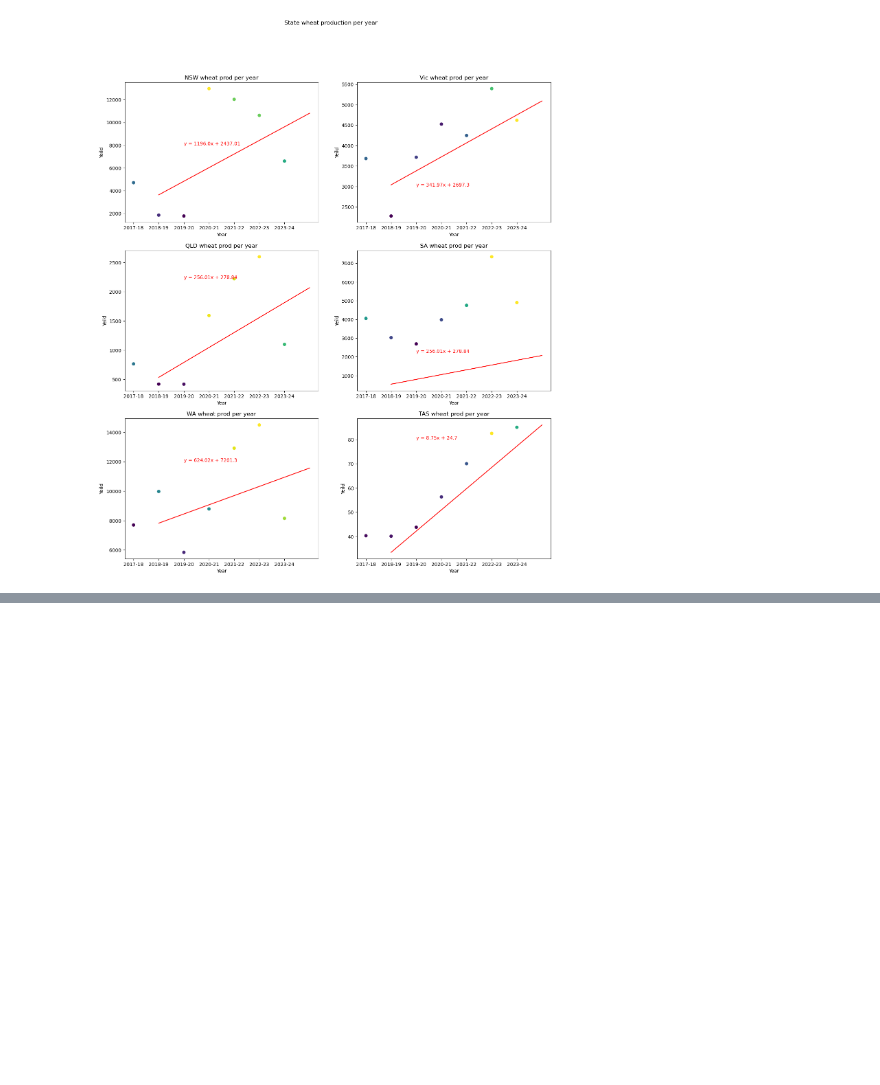
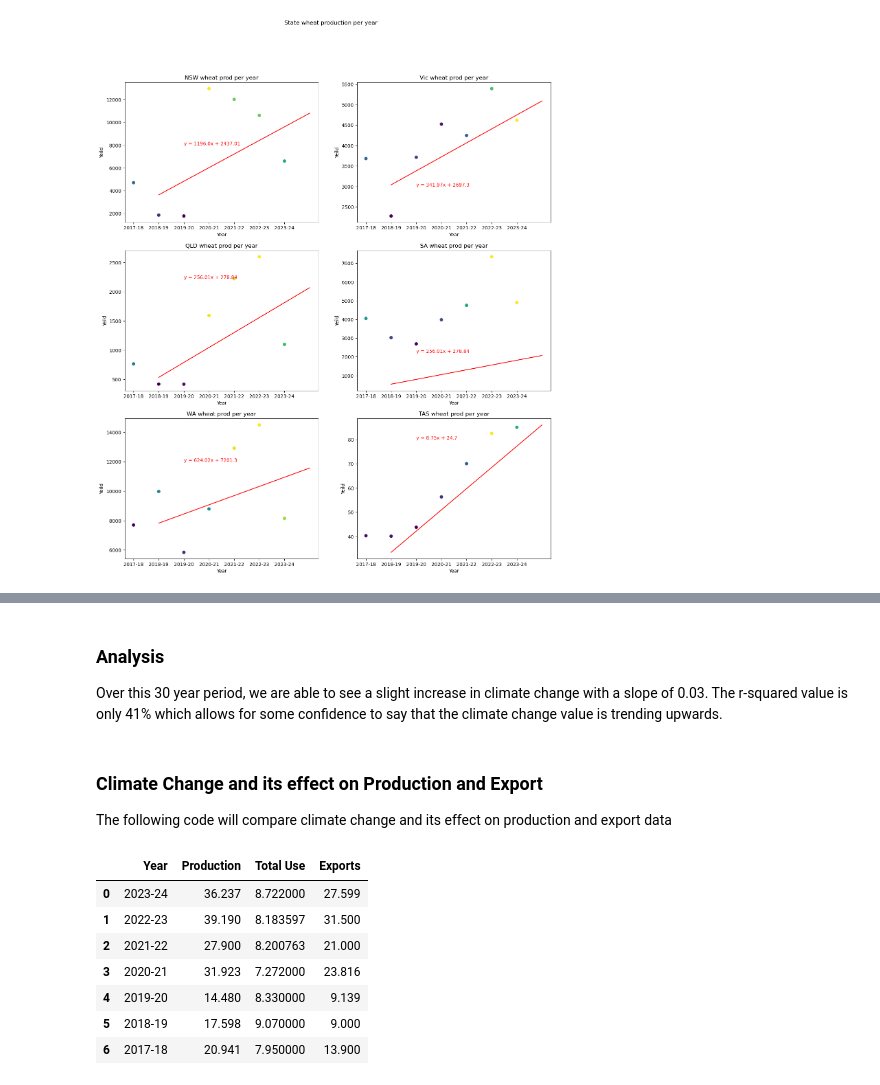
Before and after one commit to B-osborne1/project-one, a Jupyter notebook: project_main_script.ipynb, the cells around one changed output, grey strips where cells are left out. Cells and saved outputs as stored; diff of their text form; code cells hidden in the pictures; blank space fills up the shorter version.

```diff
--- a/project_main_script.ipynb
+++ b/project_main_script.ipynb
@@ -152,0 +170,6 @@ axs[2,1].plot(year_range,tas_regress,"r-")
+# %%
+climate_change = pd.read_csv('Resources/Temperature change oceania 1960.csv', encoding = "ISO-8859-1")
+
+climate_change = climate_change.loc[(climate_change["Area"] == 'Australia') &
+                                    (climate_change["Element"] != "Standard Deviation") &
+                                    (climate_change["Months"] == 'Meteorological year')]
@@ -152,0 +289,22 @@ axs[2,1].plot(year_range,tas_regress,"r-")
+# %% [markdown]
+### Analysis
+
+Over this 30 year period, we are able to see a slight increase in climate change with a slope of 0.03. The r-squared value is only 41% which allows for some confidence to say that the climate change value is trending upwards.
+# %% [markdown]
+### Climate Change and its effect on Production and Export
+
+The following code will compare climate change and its effect on production and export data
+# %%
+gmr_export_data = pd.read_csv('Resources/GMR_Summary.csv')
+gmr_export_data = gmr_export_data.drop(columns=['Opening Stocks', 'Imports', 'Total Supply', 'Food Use', 'Industrial Use', 'Feed Use', 'Closing stocks'])
+
+climate_export_data = pd.merge(climate_change_new_2017, gmr_export_data)
+# %% [output]
+|  | Year | Production | Total Use | Exports |
+| 0 | 2023-24 | 36.237 | 8.722000 | 27.599 |
+| 1 | 2022-23 | 39.190 | 8.183597 | 31.500 |
+| 2 | 2021-22 | 27.900 | 8.200763 | 21.000 |
+| 3 | 2020-21 | 31.923 | 7.272000 | 23.816 |
+| 4 | 2019-20 | 14.480 | 8.330000 | 9.139 |
+| 5 | 2018-19 | 17.598 | 9.070000 | 9.000 |
+| 6 | 2017-18 | 20.941 | 7.950000 | 13.900 |
```
Also changed, not shown: parts of 7 cells of this notebook.
